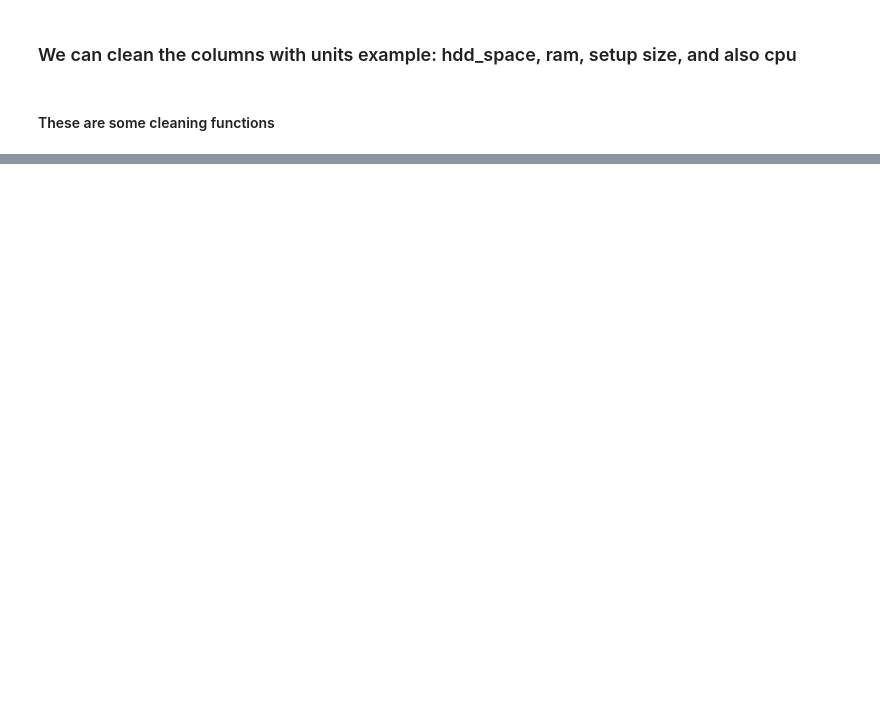
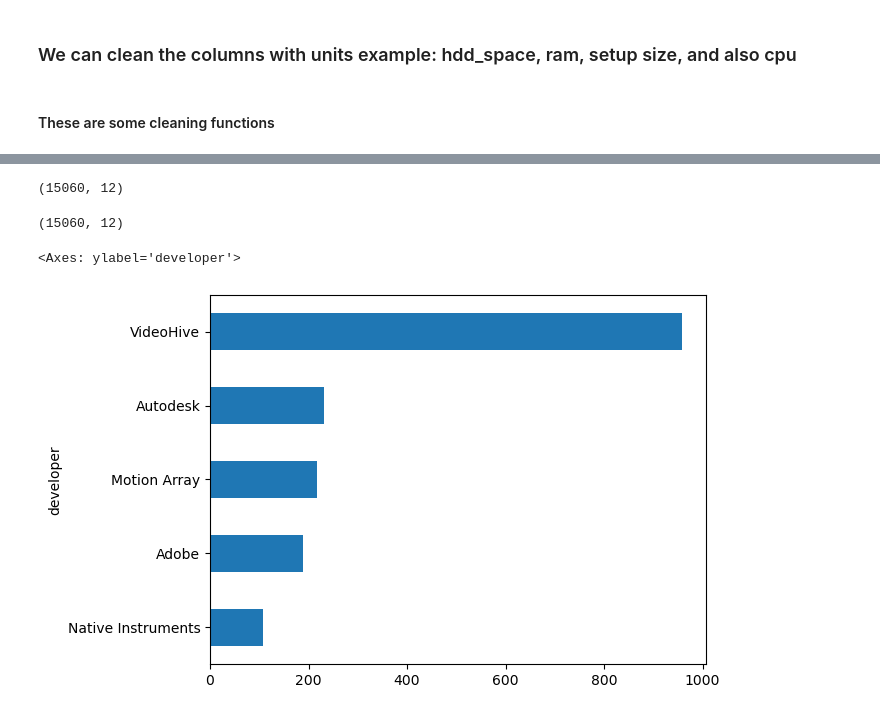
Before and after one commit to umais2005/DesktopApps_dataset_scraper, a Jupyter notebook: notebooks/preprocessing.ipynb, the cells around one changed output, grey strips where cells are left out. Cells and saved outputs as stored; diff of their text form; code cells hidden in the pictures; blank space fills up the shorter version.

```diff
--- a/notebooks/preprocessing.ipynb
+++ b/notebooks/preprocessing.ipynb
@@ -184,2 +186,3 @@ Text(0.5, 0, 'App count')
 # %%
-newdf[newdf.developer == 'Homepage']
+newdf['developer'] = newdf['developer'].map(filter_dev)
+# newdf['developer']#.map(lambda x: len((x.split())) < 3)
@@ -199,0 +189,20 @@ newdf[newdf.developer == 'Homepage']
+# %%
+newdf.dropna(inplace=True)
+# %%
+newdf.shape
+# %% [output]
+(15060, 12)
+# %%
+newdf.shape
+# %% [output]
+(15060, 12)
+# %%
+nlp_df = newdf[["name","developer","category", "desc", "features", "img_link"]]
+# %%
+nlp_df = nlp_df.drop((nlp_df[nlp_df['developer'] == 'Free'].index.values))
+# %%
+
+nlp_df['developer'].value_counts().nlargest(5).sort_values(ascending=True).plot.barh()
+# %% [output]
+<Axes: ylabel='developer'>
+[figure, added]
```
Also changed, not shown: parts of 22 cells of this notebook, 9 other files.
